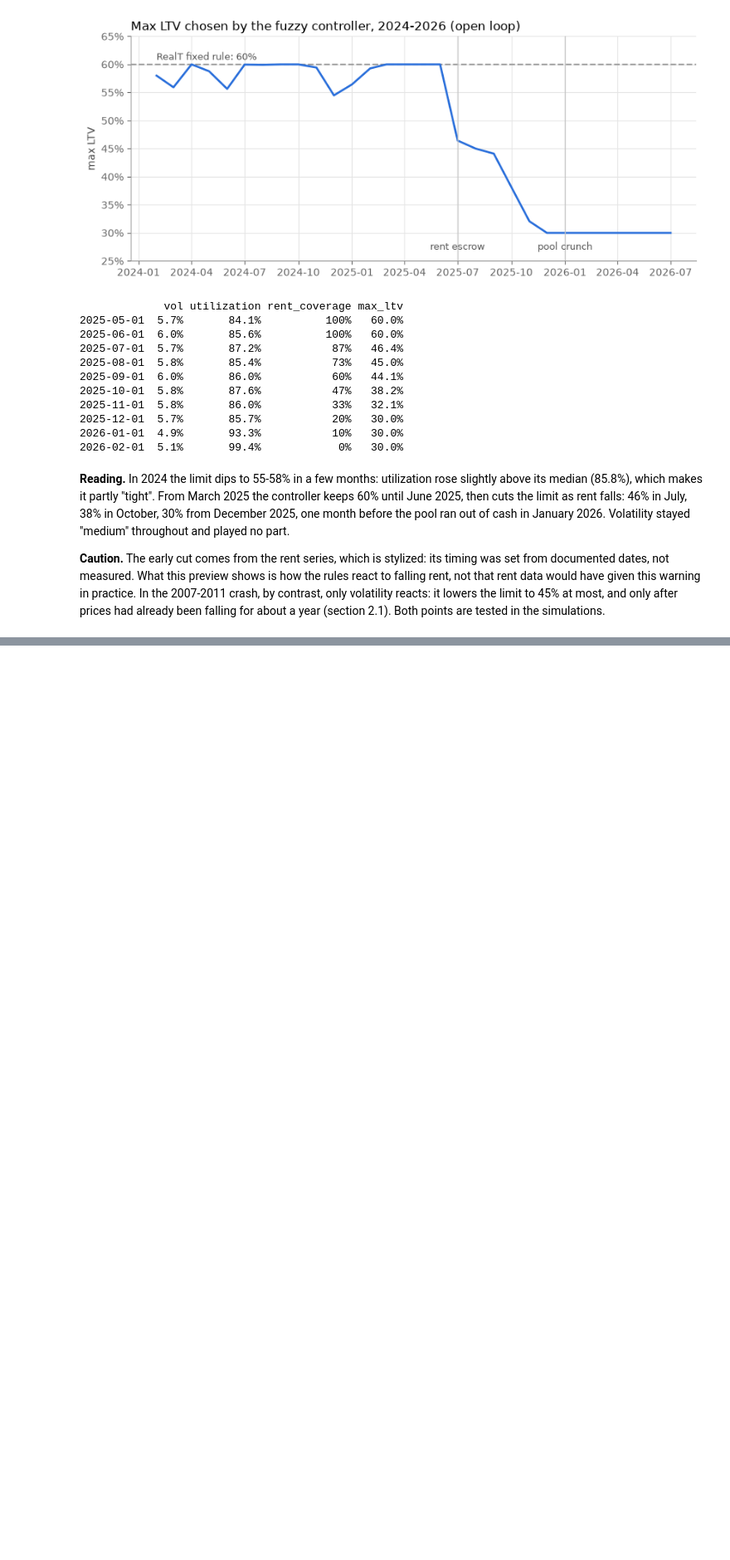
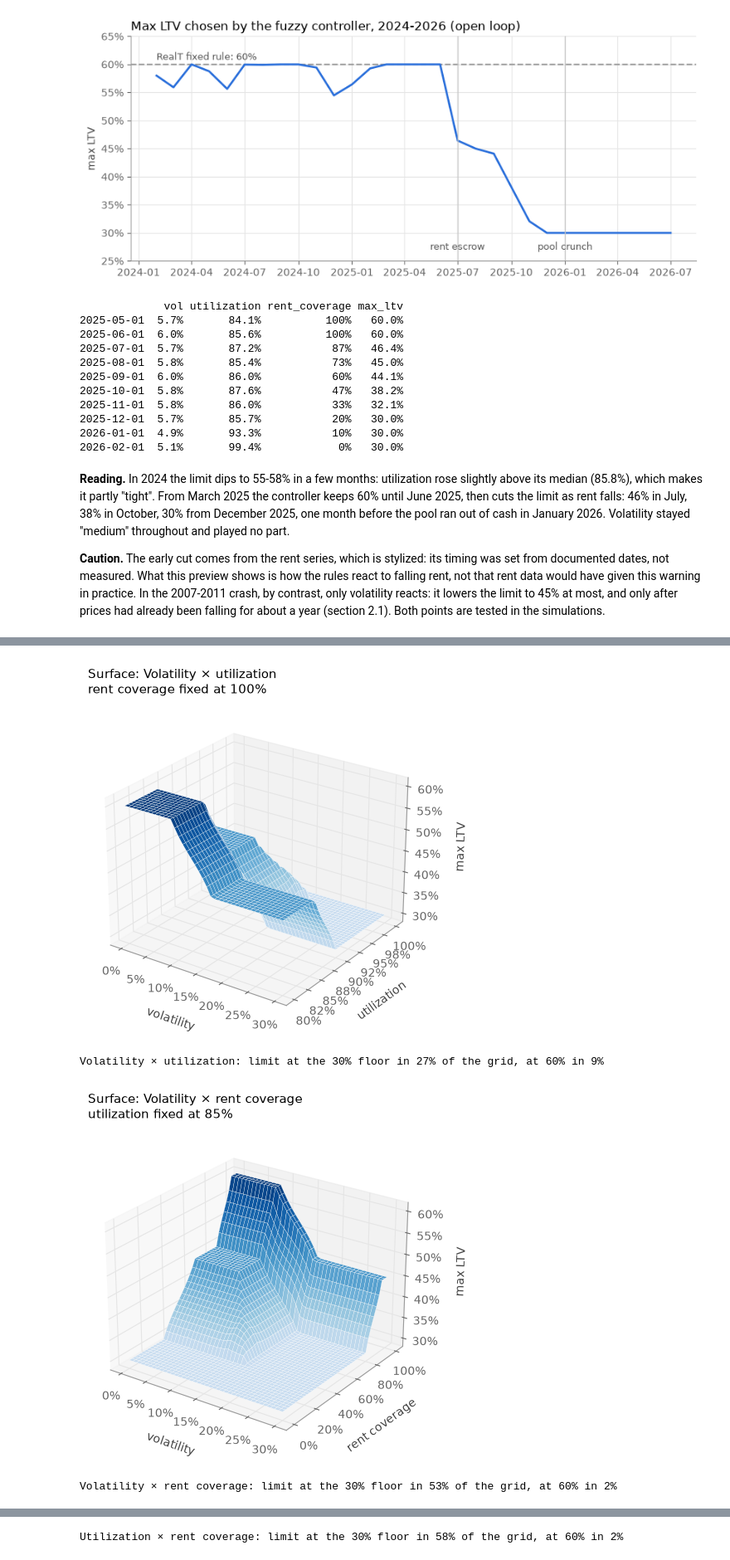
Before and after one commit to ChristopheAbelem/adaptive-ltv-rwa, a Jupyter notebook: 01_adaptive_ltv.ipynb, the cells around one changed output, grey strips where cells are left out. Shown at 83% size. Drawn from its saved outputs; the diff is of its cells as text; code cells hidden in the pictures; blank space fills up the shorter version.

Commit message:
Add static tests and control surfaces

```diff
--- a/01_adaptive_ltv.ipynb
+++ b/01_adaptive_ltv.ipynb
@@ -495,0 +550,19 @@ simulations.
+# %%
+pairs = [("volatility", "utilization", "Volatility × utilization"),
+         ("volatility", "rent_coverage", "Volatility × rent coverage"),
+         ("utilization", "rent_coverage", "Utilization × rent coverage")]
+fixed_label = {"volatility": "volatility fixed at {:.1%}", "utilization": "utilization fixed at {:.0%}",
+               "rent_coverage": "rent coverage fixed at {:.0%}"}
+surfaces = {}
+for x_name, y_name, title in pairs:
+    xs, ys, z, (third, value) = surface(CTRL, x_name, y_name, n=41)
+    surfaces[(x_name, y_name)] = z
+    plot_control_surface(xs, ys, z, x_name.replace("_", " "), y_name.replace("_", " "),
+                         f"Surface: {title}", fixed_label[third].format(value))
+    plt.show()
+    print(f"{title}: limit at the 30% floor in {(z < 0.301).mean():.0%} of the grid, at 60% in {(z > 0.599).mean():.0%}")
+# %% [output]
+[figure, added]
+Volatility × utilization: limit at the 30% floor in 27% of the grid, at 60% in 9%
+[figure, added]
+Volatility × rent coverage: limit at the 30% floor in 53% of the grid, at 60% in 2%
@@ -495,0 +570 @@ simulations.
+Utilization × rent coverage: limit at the 30% floor in 58% of the grid, at 60% in 2%
```
Also changed, not shown: parts of 8 cells of this notebook, 6 other files.
